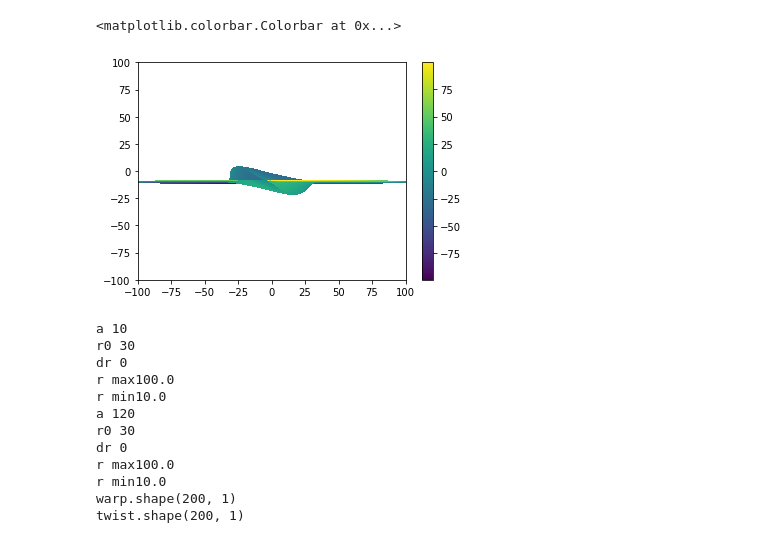
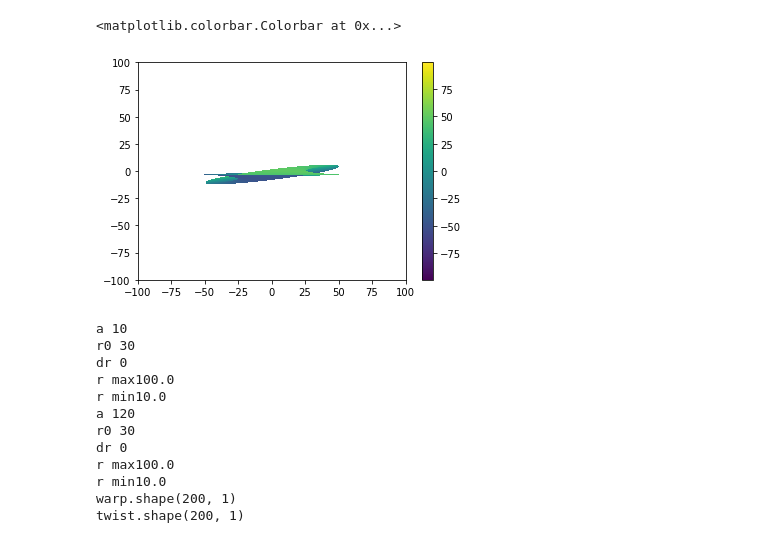
Before and after one commit to theochawla/49ceti_warpmodel, a Jupyter notebook: Warp/matrix_input_test.ipynb, the cells around one changed output. Cells and saved outputs as stored; diff of their text form; code cells hidden in the pictures.

Commit message:
matrix testing: before new warp implementation

```diff
--- a/Warp/matrix_input_test.ipynb
+++ b/Warp/matrix_input_test.ipynb
@@ -106,12 +163,11 @@ def matrix_mine(x, y, z, warp, twist, inc_, PA_):
 # %%
-a_l = np.linspace(0, 100, 200)
-p_l = np.linspace(-np.pi, np.pi, 200)
+a_l = np.linspace(10, 100, 200)
+p_l = np.linspace(0, 2*np.pi, 200)
 z_l = np.linspace(-10, 10, 50)
 
+p_l = np.concatenate((p_l, p_l))
+
 a, p, z = np.meshgrid(a_l, p_l, z_l)
-
-w_i = 0
-pa_w = 0
 # %%
 #x_l = np.linspace(-100, 100, 200)
 #y_l = np.linspace(-100, 100, 200)
@@ -119,14 +175,15 @@ pa_w = 0
 
 #a, p, z = np.meshgrid(a_l, p_l, z_l)
 
-w_i = 30
-pa_w = -60
-warp_i  = w_func(a_l, type="w", r0=30, dr = 10, w_i=w_i, pa=pa_w)
-twist_i = w_func(a_l, type="pa", r0=30, dr = 10, w_i=w_i, pa=pa_w)
+#w_i = 60
+#pa_w = -60
+#warp_i  = w_func(a_l, type="w", r0=30, dr = 0, w_i=w_i, pa=pa_w)
+#twist_i = w_func(a_l, type="pa", r0=30, dr = 0, w_i=w_i, pa=pa_w)
 
 #p[p<np.pi/20] =
 
-x, y = pol2cart(a, p)
+#x, y = pol2cart(a, p)
 
-x_w, y_w, z_w = matrix_mine(x, y, z, warp_i, twist_i, np.deg2rad(0),np.deg2rad(0))
+x_w, y_w, z_w = matrix_disc(a, p, z, 50, 20, 80
+)
 # %% [output]
@@ -174,5 +243,5 @@ plt.colorbar()
 # %%
-theta = np.deg2rad(89)
+theta = np.deg2rad(90)
 
 #x_w[(x_w < 1) & (x_w > -1)] = np.abs(x_w[(x_w < 1) & (x_w > -1)])
 
@@ -184,16 +253,16 @@ tdiskZ = (y_w*np.sin(theta) + z_w*np.cos(theta))
 #tdiskY[(tdiskY < 1) & (tdiskY > -1)] = np.abs(tdiskY[(tdiskY < 1) & (tdiskY > -1)])
 #tdiskZ[(tdiskZ < 1) & (tdiskZ > -1)] = np.abs(tdiskZ[(tdiskZ < 1) & (tdiskZ > -1)])
 # %%
-plt.pcolor(x_w[:,:,-1], tdiskY[:,:,-1], tdiskZ[:,:,-1])
 #plt.pcolor(x_w[:,:,-1], tdiskY[:,:,-1], tdiskZ[:,:,-1])
 #plt.pcolor(x_w[:,:,-1], tdiskY[:,:,-1], tdiskZ[:,:,-1])
-#plt.pcolor(x_w[:,:,25], tdiskY[:,:,25], tdiskZ[:,:,25])
+#plt.pcolor(x_w[:,:,-1], tdiskY[:,:,-1], tdiskZ[:,:,-1])
+plt.pcolor(x_w[:,:,25], tdiskY[:,:,25], tdiskZ[:,:,25])
 plt.xlim(-100, 100)
 plt.ylim(-100, 100)
 plt.colorbar()
 # %% [output]
 <matplotlib.colorbar.Colorbar at 0x...>
-[figure, old version]
+[figure, new version]
 # %%
 #I still don't know what's going on with the discrete break in azimuth... I guess I should try original version?
 # %%
```
Also changed, not shown: parts of 8 cells of this notebook, 1 other file.
